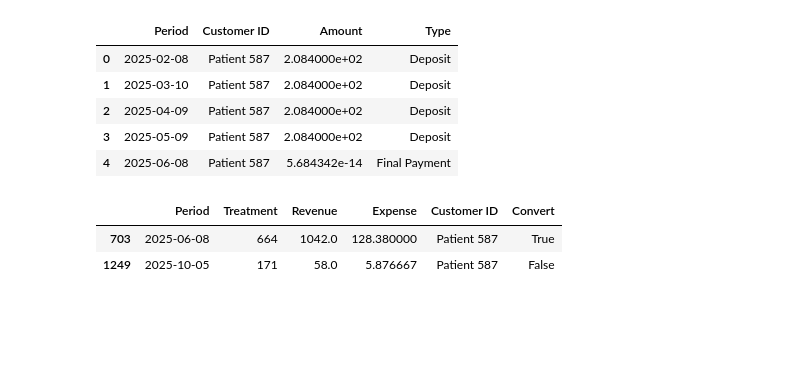
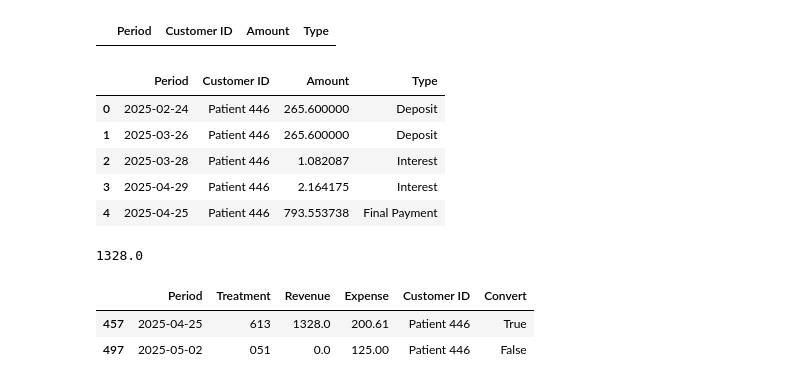
Before and after one commit to Gaia-Dental-Studio/Clinic_Value_Evaluation, a Jupyter notebook: Model_Initiatives/Contribution_Amount/contribution_amount.ipynb, the cells around one changed output. Saved outputs shown, nothing was run; the diff lists cells and outputs as text; code cells hidden in the pictures; blank space fills up the shorter version.

```diff
--- a/Model_Initiatives/Contribution_Amount/contribution_amount.ipynb
+++ b/Model_Initiatives/Contribution_Amount/contribution_amount.ipynb
@@ -181,18 +277,27 @@ result_df
+# %%
+# filter for negative value in column amount for result_df
+result_df[result_df['Amount'] < 0]
+# %% [output]
+|  | Period | Customer ID | Amount | Type |
 # %%
-result_df[result_df['Customer ID'] == 'Patient 587']
+result_df[result_df['Customer ID'] == 'Patient 446']
 # %% [output]
 |  | Period | Customer ID | Amount | Type |
-| 0 | 2025-02-08 | Patient 587 | 2.084000e+02 | Deposit |
-| 1 | 2025-03-10 | Patient 587 | 2.084000e+02 | Deposit |
-| 2 | 2025-04-09 | Patient 587 | 2.084000e+02 | Deposit |
-| 3 | 2025-05-09 | Patient 587 | 2.084000e+02 | Deposit |
-| 4 | 2025-06-08 | Patient 587 | 5.684342e-14 | Final Payment |
+| 0 | 2025-02-24 | Patient 446 | 265.600000 | Deposit |
+| 1 | 2025-03-26 | Patient 446 | 265.600000 | Deposit |
+| 2 | 2025-03-28 | Patient 446 | 1.082087 | Interest |
+| 3 | 2025-04-29 | Patient 446 | 2.164175 | Interest |
+| 4 | 2025-04-25 | Patient 446 | 793.553738 | Final Payment |
+# %%
+result_df[result_df['Customer ID'] == 'Patient 446']['Amount'].sum()
+# %% [output]
+1328.0
 # %%
-updated_transactions_df[updated_transactions_df['Customer ID'] == 'Patient 587']
+updated_transactions_df[updated_transactions_df['Customer ID'] == 'Patient 446']
 # %% [output]
 |  | Period | Treatment | Revenue | Expense | Customer ID | Convert |
-| 703 | 2025-06-08 | 664 | 1042.0 | 128.380000 | Patient 587 | True |
-| 1249 | 2025-10-05 | 171 | 58.0 | 5.876667 | Patient 587 | False |
+| 457 | 2025-04-25 | 613 | 1328.0 | 200.61 | Patient 446 | True |
+| 497 | 2025-05-02 | 051 | 0.0 | 125.00 | Patient 446 | False |
 # %%
 def validate_result(updated_transaction_df, result_df, apy):
     validation_issues = []
```
Also changed, not shown: parts of 8 cells of this notebook, 41 other files.
